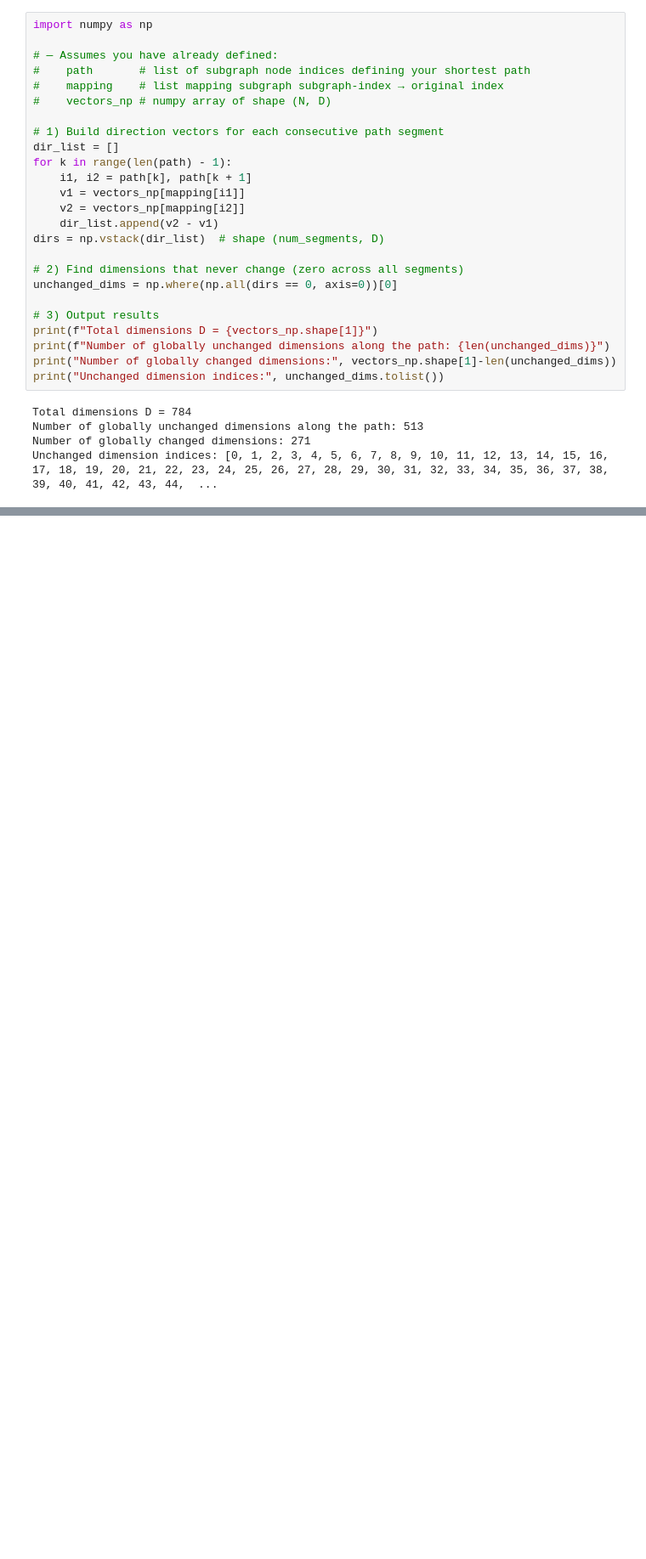
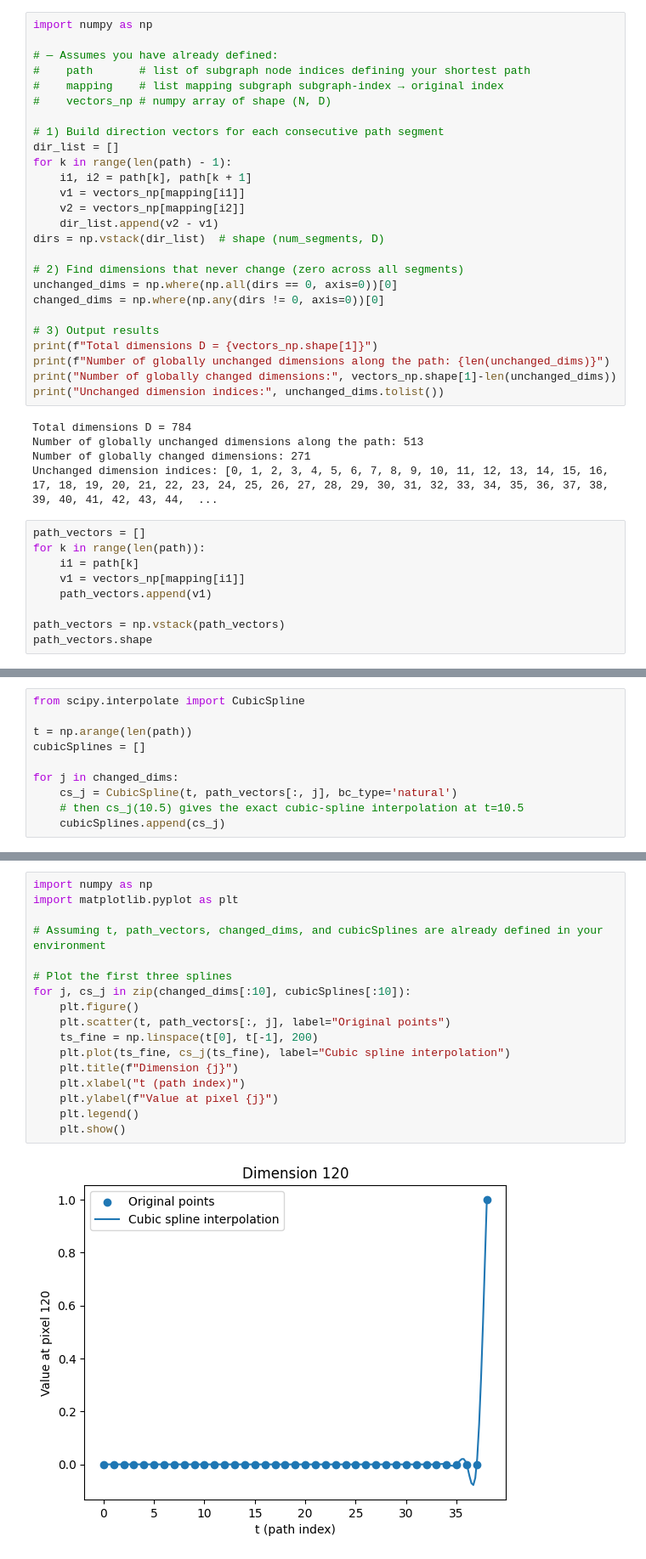
Before and after one commit to Antel0pe/SpaceOfMNIST-Digits, a Jupyter notebook: EmbedGraphPathsIntoLinearPath.ipynb, the cells around one changed output, grey strips where cells are left out. Shown at 85% size. Cells and saved outputs as stored; diff of their text form; blank space fills up the shorter version.

Commit message:
cubic splines

```diff
--- a/EmbedGraphPathsIntoLinearPath.ipynb
+++ b/EmbedGraphPathsIntoLinearPath.ipynb
@@ -1369,6 +1369,7 @@ dirs = np.vstack(dir_list)  # shape (num_segments, D)
 
 # 2) Find dimensions that never change (zero across all segments)
 unchanged_dims = np.where(np.all(dirs == 0, axis=0))[0]
+changed_dims = np.where(np.any(dirs != 0, axis=0))[0]
 
 # 3) Output results
 print(f"Total dimensions D = {vectors_np.shape[1]}")
@@ -1380,3 +1381,12 @@ Total dimensions D = 784
 Number of globally unchanged dimensions along the path: 513
 Number of globally changed dimensions: 271
 Unchanged dimension indices: [0, 1, 2, 3, 4, 5, 6, 7, 8, 9, 10, 11, 12, 13, 14, 15, 16, 17, 18, 19, 20, 21, 22, 23, 24, 25, 26, 27, 28, 29, 30, 31, 32, 33, 34, 35, 36, 37, 38, 39, 40, 41, 42, 43, 44,  ...
+# %%
+path_vectors = []
+for k in range(len(path)):
+    i1 = path[k]
+    v1 = vectors_np[mapping[i1]]
+    path_vectors.append(v1)
+
+path_vectors = np.vstack(path_vectors)
+path_vectors.shape
@@ -1382,0 +1439,10 @@ Unchanged dimension indices: [0, 1, 2, 3, 4, 5, 6, 7, 8, 9, 10, 11, 12, 13, 14,
+# %%
+from scipy.interpolate import CubicSpline
+
+t = np.arange(len(path))
+cubicSplines = []
+
+for j in changed_dims:
+    cs_j = CubicSpline(t, path_vectors[:, j], bc_type='natural')
+    # then cs_j(10.5) gives the exact cubic‐spline interpolation at t=10.5
+    cubicSplines.append(cs_j)
@@ -1382,0 +1451,19 @@ Unchanged dimension indices: [0, 1, 2, 3, 4, 5, 6, 7, 8, 9, 10, 11, 12, 13, 14,
+# %%
+import numpy as np
+import matplotlib.pyplot as plt
+
+# Assuming t, path_vectors, changed_dims, and cubicSplines are already defined in your environment
+
+# Plot the first three splines
+for j, cs_j in zip(changed_dims[:10], cubicSplines[:10]):
+    plt.figure()
+    plt.scatter(t, path_vectors[:, j], label="Original points")
+    ts_fine = np.linspace(t[0], t[-1], 200)
+    plt.plot(ts_fine, cs_j(ts_fine), label="Cubic spline interpolation")
+    plt.title(f"Dimension {j}")
+    plt.xlabel("t (path index)")
+    plt.ylabel(f"Value at pixel {j}")
+    plt.legend()
+    plt.show()
+# %% [output]
+[figure, added]
```
Also changed, not shown: parts of 21 cells of this notebook.
